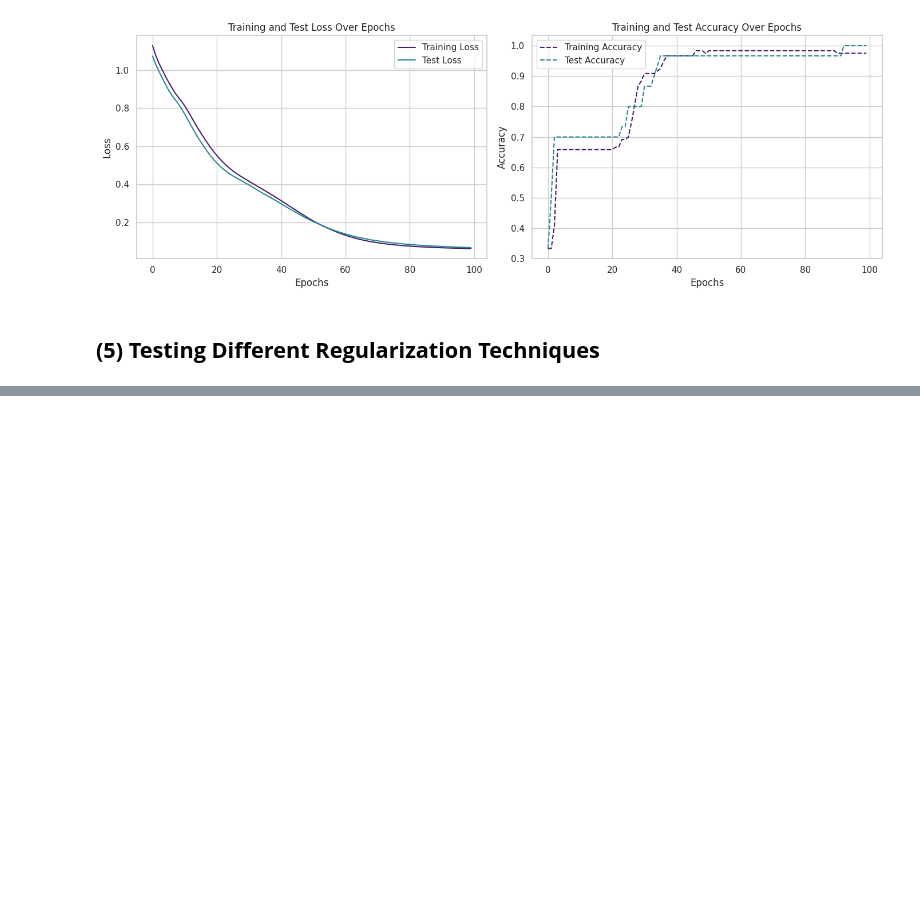
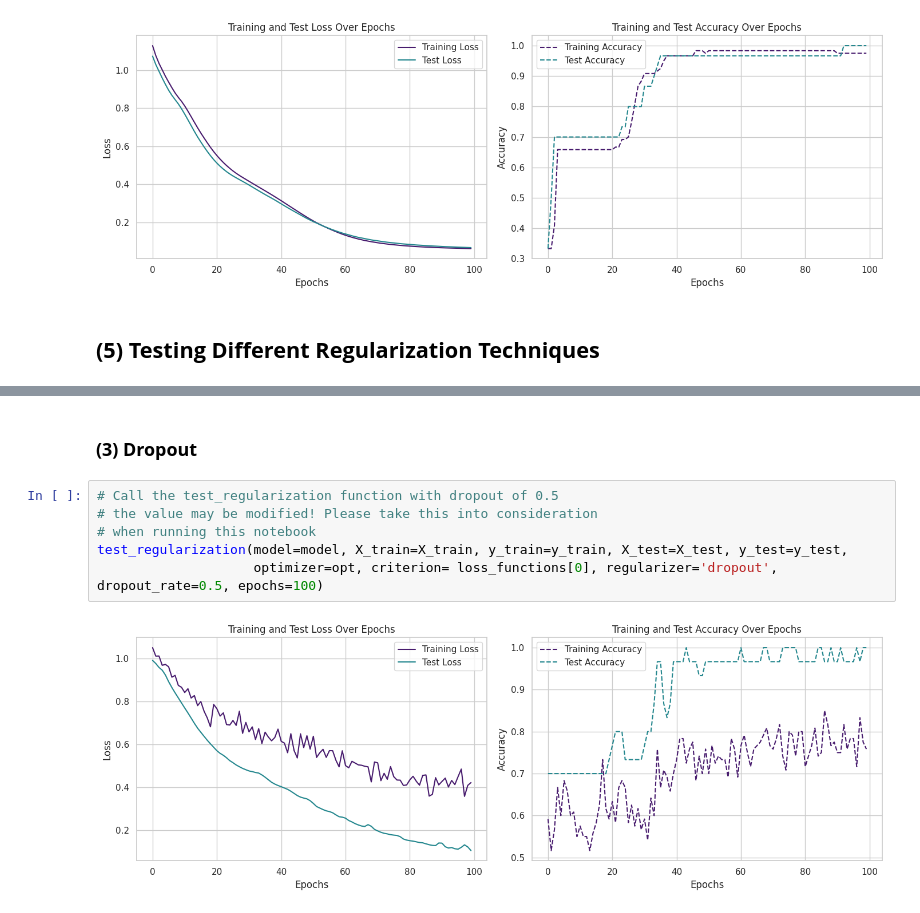
Before and after one commit to Andrea-gt/pytorch-iris, a Jupyter notebook: pytorch_iris.ipynb, the cells around one changed output, grey strips where cells are left out. Drawn from its saved outputs; the diff is of its cells as text; blank space fills up the shorter version.

```diff
--- a/pytorch_iris.ipynb
+++ b/pytorch_iris.ipynb
@@ -308,0 +402,10 @@ test_loss(model, X_train, y_train, X_test, y_test, opt, loss_functions[2])
+# %% [markdown]
+### **(3) Dropout**
+# %%
+# Call the test_regularization function with dropout of 0.5
+# the value may be modified! Please take this into consideration
+# when running this notebook
+test_regularization(model=model, X_train=X_train, y_train=y_train, X_test=X_test, y_test=y_test,
+                    optimizer=opt, criterion= loss_functions[0], regularizer='dropout', dropout_rate=0.5, epochs=100)
+# %% [output]
+[figure, added]
```
Also changed, not shown: parts of 11 cells of this notebook.
